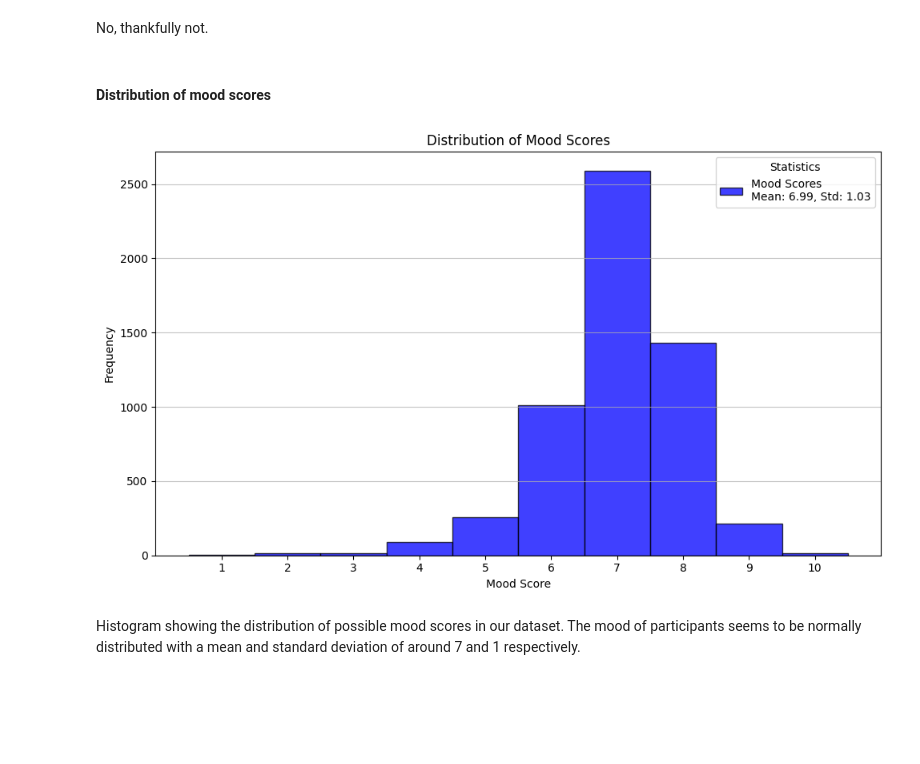
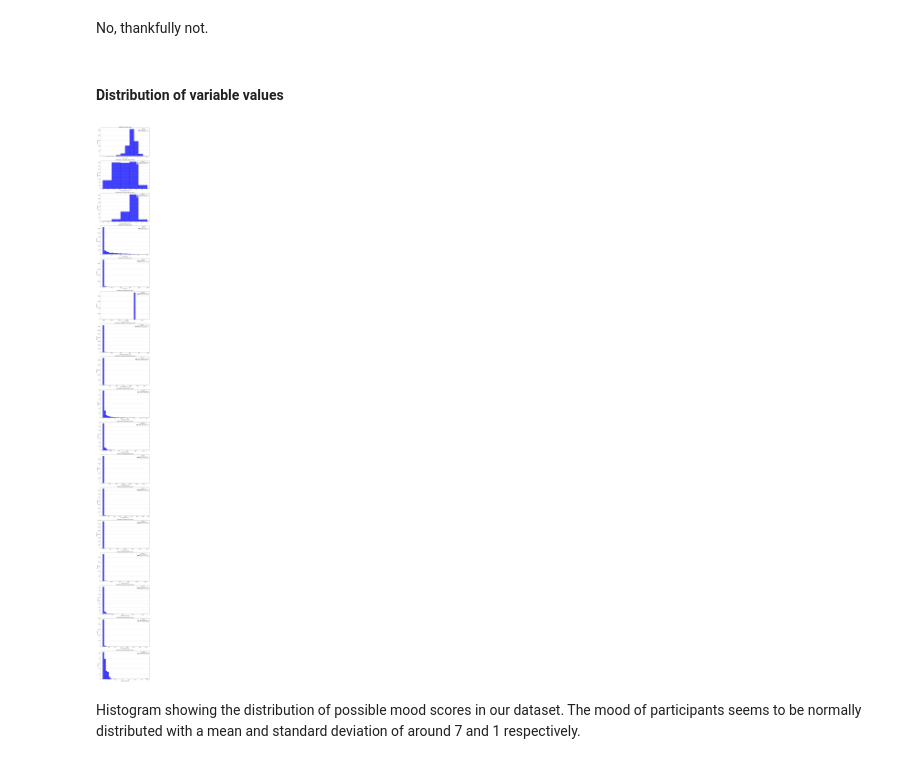
Before and after one commit to ryan-ott/DMT-Group17, a Jupyter notebook: Assignment1/mood_prediction.ipynb, the cells around one changed output. Cells and saved outputs as stored; diff of their text form; code cells hidden in the pictures; blank space fills up the shorter version.

```diff
--- a/Assignment1/mood_prediction.ipynb
+++ b/Assignment1/mood_prediction.ipynb
@@ -118,29 +119,30 @@ df[df['id'].isnull() | df['time'].isnull()]
 # %% [markdown]
 No, thankfully not.
 # %% [markdown]
-#### Distribution of mood scores
+#### Distribution of variable values
-# %%
-# Distribution of Mood Scores
-mood_data = df[df['variable'] == 'mood']['value']
-mean = mood_data.mean()
-std = mood_data.std()
-
-plt.figure(figsize=(10, 6))
-# Plotting the histogram with adjusted bins to align with integer mood scores
-n, bins, patches = plt.hist(mood_data.dropna(), bins=[i-0.5 for i in range(1, 12)], alpha=0.75, color='blue', edgecolor='black', label='Mood Scores')
-
-# Adding legend with mean and std
-plt.title('Distribution of Mood Scores')
-plt.xlabel('Mood Score')
-plt.ylabel('Frequency')
-plt.xticks(range(1, 11))
-plt.grid(axis='y', alpha=0.75)
-legend_label = f"Mean: {mean:.2f}, Std: {std:.2f}"
-plt.legend([f"Mood Scores\n{legend_label}"], loc='upper right', title='Statistics', frameon=True)
-plt.tight_layout()
-plt.show()
-# %% [output]
-[figure, removed]
+# %%
+variables = [var for var in df['variable'].unique() if var not in ['sms', 'call']]
+fig, axes = plt.subplots(nrows=len(variables), ncols=1, figsize=(10, 6 * len(variables)))
+
+for ax, var in zip(axes.flatten(), variables):
+    var_data = df[df['variable'] == var]['value'].dropna()
+    mean = var_data.mean()
+    std = var_data.std()
+    # Adjust bins for better visualization based on data range and characteristics
+    bins = min(30, int(var_data.nunique()))  # Use a minimum of 30 bins or less if fewer unique values
+
+    ax.hist(var_data, bins=bins, alpha=0.75, color='blue', edgecolor='black', label=f'{var} Scores')
+    ax.set_title(f'Distribution of {var} values')
+    ax.set_xlabel(f'{var.capitalize()} Score')
+    ax.set_ylabel('Frequency')
+    ax.grid(axis='y', alpha=0.75)
+    legend_label = f"Mean: {mean:.2f}, Std: {std:.2f}"
+    ax.legend([f"{var.capitalize()} Scores\n{legend_label}"], loc='upper right', title='Statistics', frameon=True)
+
+plt.tight_layout()
+plt.show()
+# %% [output]
+[figure, added]
 # %% [markdown]
 Histogram showing the distribution of possible mood scores in our dataset. The mood of participants seems to be normally distributed with a mean and standard deviation of around 7 and 1 respectively.
 # %% [markdown]
```
Also changed, not shown: parts of 8 cells of this notebook.
